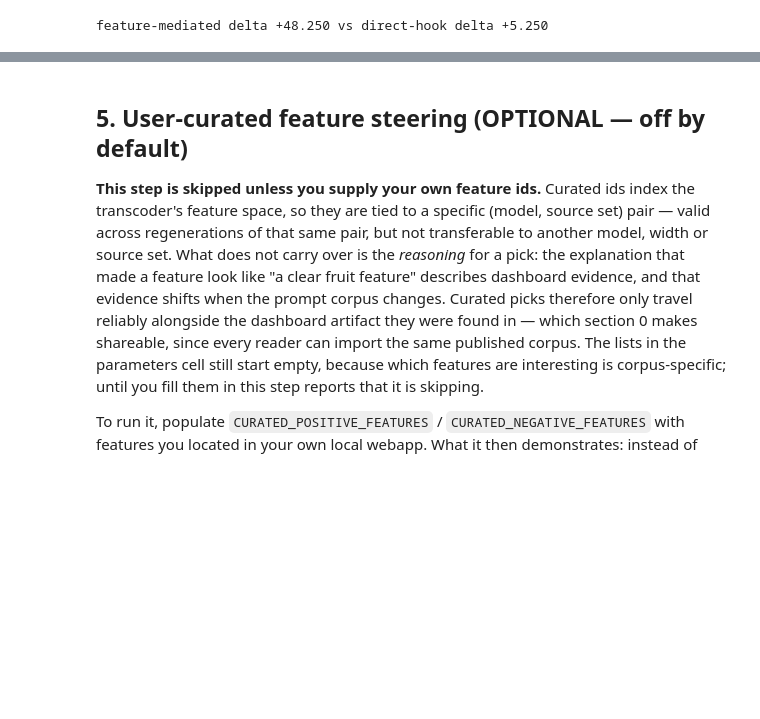
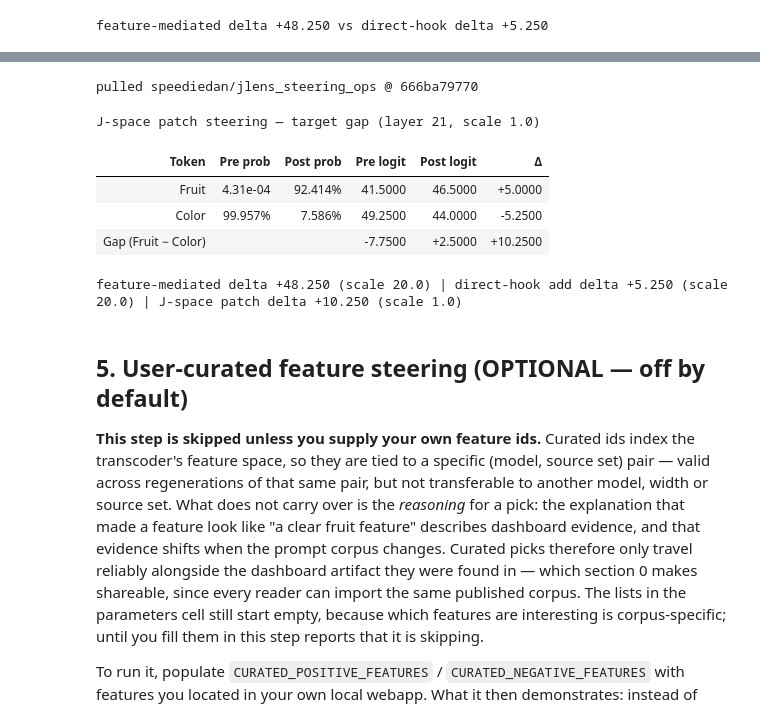
Before and after one commit to speediedan/interpretune, a Jupyter notebook: docs/notebook_artifacts/circuit_tracer_examples/ct_concept_steering_demo_local_np.ipynb, the cells around one changed output, grey strips where cells are left out. Saved outputs shown, nothing was run; the diff lists cells and outputs as text; code cells hidden in the pictures; blank space fills up the shorter version.

```diff
--- a/docs/notebook_artifacts/circuit_tracer_examples/ct_concept_steering_demo_local_np.ipynb
+++ b/docs/notebook_artifacts/circuit_tracer_examples/ct_concept_steering_demo_local_np.ipynb
@@ -128,6 +128,13 @@ CURATED_FEATURES_SOURCE_SET = "gemmascope-2-transcoder-16k"
 CURATED_POSITIVE_FEATURES: list[tuple[int, int]] = []  # amplify; e.g. [(19, 11234)] on our 24,576-prompt 16k set
 CURATED_NEGATIVE_FEATURES: list[tuple[int, int]] = []  # suppress; e.g. [(16, 199), (16, 13701), (17, 6499)]
 CURATED_OVERRIDE_MAGNITUDE = 4.0  # fixed |activation| override per curated feature
+
+# -- Section 4b (J-space patch steering) --------------------------------------------------------
+JLENS_OPS_REPO = "speediedan/jlens_steering_ops"  # private until #261 flips it public; needs HF auth with access
+JLENS_OPS_REVISION = "666ba79770b5108d81912d8771307cced80dd249"  # pinned: trusted hub code must not change under us
+JLENS_LAYER = 21  # fitted lens layer; later layers suit naming (gemma-3-1b-it flips from ~72% depth)
+JLENS_PATCH_SCALE = 1.0  # a pure coordinate swap -- the J-space path needs no oversteering
+RUN_JSPACE_SECTION = True  # skips cleanly (with the reason) when the collection is unreachable
 # %%
 # @title Imports { display-mode: "form" }
 import torch  # noqa: F401
@@ -487,3 +512,55 @@ feature-mediated delta +48.250 vs direct-hook delta +5.250
+# %%
+# @title 4b: J-space patch steering { display-mode: "form" }
+import os
+
+jspace_ran, jspace_skip_reason = False, "RUN_JSPACE_SECTION=False"
+if RUN_JSPACE_SECTION:
+    # Hub-resident op code: opt in explicitly and pin the revision so trusted code cannot change under us.
+    os.environ.setdefault("IT_TRUST_REMOTE_CODE", "1")
+    try:
+        _, jlens_ops_commit = it.hub.pull_ops(JLENS_OPS_REPO, revision=JLENS_OPS_REVISION)
+        jspace_ran = True
+    except Exception as pull_err:  # private until #261 flips it public: no access/offline -> skip with the reason
+        jspace_skip_reason = f"could not pull {JLENS_OPS_REPO}: {pull_err}"
+
+if jspace_ran:
+    print(f"pulled {JLENS_OPS_REPO} @ {jlens_ops_commit[:10]}")
+    module.analysis_cfg = AnalysisCfg(target_op=it.jlens_patch_intervention, ignore_manual=True, save_tokens=False)
+    init_analysis_cfgs(module, [module.analysis_cfg])
+    jlens_batch = AnalysisBatch(
+        prompts=[prompt],
+        concept_group_a_token_ids=[target_a_id],
+        concept_group_b_token_ids=[target_b_id],
+        logit_target_ids=torch.tensor([target_a_id], dtype=torch.long),
+        jlens_layer=JLENS_LAYER,
+        direction_scale_factor=JLENS_PATCH_SCALE,
+    )
+    jlens_out = it.jlens_patch_intervention(module, jlens_batch, batch, 0)
+    jl_pre_gap, jl_post_gap = display_target_gap(
+        jlens_out.pre_intervention_logits.float().cpu().reshape(-1),
+        jlens_out.post_intervention_logits.float().cpu().reshape(-1),
+        (CONCEPT_TARGET_TOKENS[0], target_a_id),
+        (CONCEPT_TARGET_TOKENS[1], target_b_id),
+        title=f"J-space patch steering — target gap "
+        f"(layer {int(jlens_out.jlens_source_layer)}, scale {JLENS_PATCH_SCALE})",
+    )
+    print(
+        f"feature-mediated delta {fm_post_gap - fm_pre_gap:+.3f} (scale {INTERVENTION_SCALE_FACTOR}) | "
+        f"direct-hook add delta {direct_post_gap - direct_pre_gap:+.3f} (scale {INTERVENTION_SCALE_FACTOR}) | "
+        f"J-space patch delta {jl_post_gap - jl_pre_gap:+.3f} (scale {JLENS_PATCH_SCALE})"
+    )
+    assert jl_post_gap > jl_pre_gap, "J-space patch steering should push the gap toward the target concept"
+    assert jl_post_gap > 0, "a scale-1.0 workspace swap at this layer should flip the answer outright"
+else:
+    print(f"[SKIPPED] J-space section: {jspace_skip_reason}")
+# %% [output]
+pulled speediedan/jlens_steering_ops @ 666ba79770
+J-space patch steering — target gap (layer 21, scale 1.0)
+| Token | Pre prob | Post prob | Pre logit | Post logit | Δ |
+| Fruit | 4.31e-04 | 92.414% | 41.5000 | 46.5000 | +5.0000 |
+| Color | 99.957% | 7.586% | 49.2500 | 44.0000 | -5.2500 |
+| Gap (Fruit − Color) |  |  | -7.7500 | +2.5000 | +10.2500 |
+feature-mediated delta +48.250 (scale 20.0) | direct-hook add delta +5.250 (scale 20.0) | J-space patch delta +10.250 (scale 1.0)
 # %% [markdown]
 ## 5. User-curated feature steering (OPTIONAL — off by default)
 
```
Also changed, not shown: parts of 6 cells of this notebook, 6 other files.
